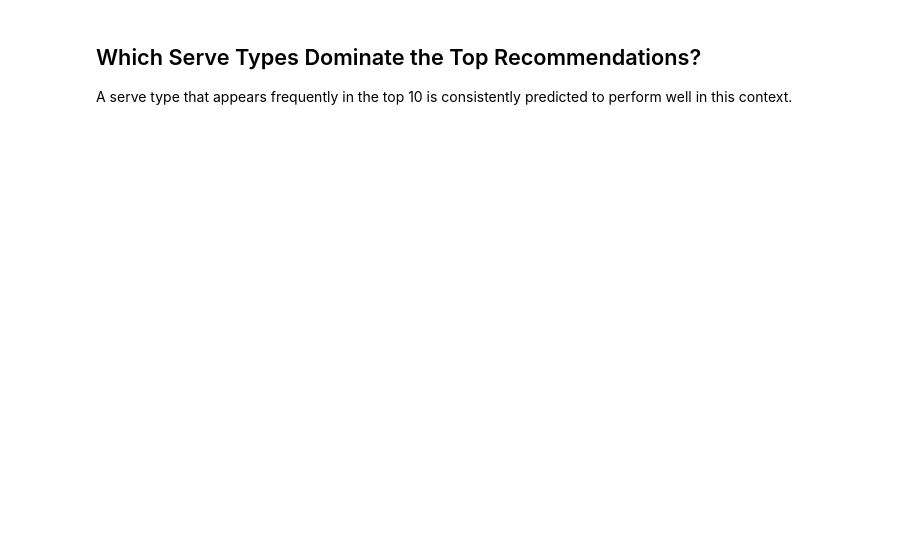
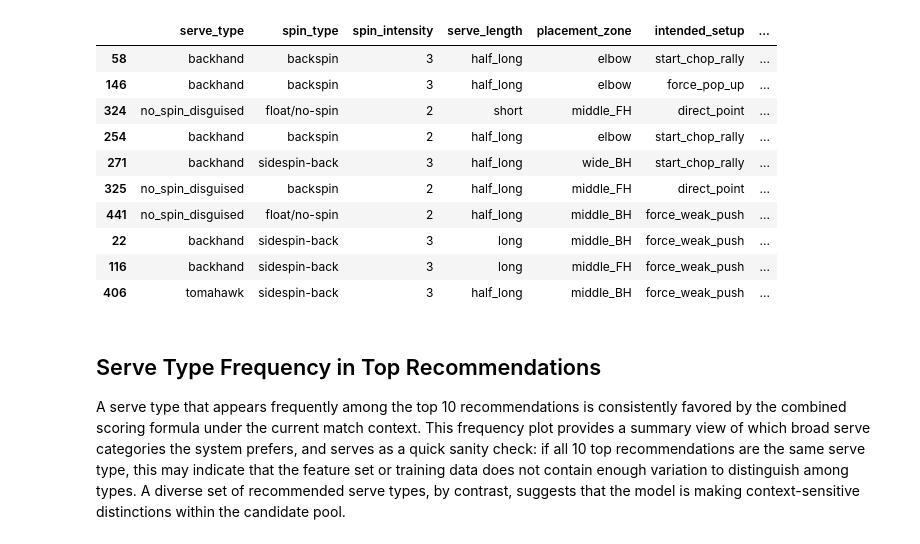
Before and after one commit to SJ-Jain-systems/Table-Tennis-Serve-Analysis, a Jupyter notebook: notebooks/04_serve_recommendation.ipynb, the cells around one changed output. Drawn from its saved outputs; the diff is of its cells as text; code cells hidden in the pictures; blank space fills up the shorter version.

```diff
--- a/notebooks/04_serve_recommendation.ipynb
+++ b/notebooks/04_serve_recommendation.ipynb
@@ -63,21 +137,39 @@ top_recommendations
 # %%
 def explain_recommendation(row):
     reasons = []
-    if row["predicted_win_probability"] >= 0.60: reasons.append("high predicted win probability")
-    if row["predicted_win_probability"] >= 0.55 and row["predicted_win_probability"] < 0.60: reasons.append("moderate predicted win probability")
-    if row["combo_reliability"] >= 0.70: reasons.append("reliable historical sample")
-    if row["combo_win_rate"] >= 0.60: reasons.append("strong historical win rate")
-    if row["spin_intensity"] >= 3: reasons.append("uses heavy spin")
-    if row["combo_attempts"] == 0: reasons.append("untested combination — use with caution")
+    if row["predicted_win_probability"] >= 0.60:
+        reasons.append("high predicted win probability")
+    if row["predicted_win_probability"] >= 0.55 and row["predicted_win_probability"] < 0.60:
+        reasons.append("moderate predicted win probability")
+    if row["combo_reliability"] >= 0.70:
+        reasons.append("reliable historical sample")
+    if row["combo_win_rate"] >= 0.60:
+        reasons.append("strong historical win rate")
+    if row["spin_intensity"] >= 3:
+        reasons.append("uses heavy spin")
+    if row["combo_attempts"] == 0:
+        reasons.append("untested combination -- use with caution")
     return ", ".join(reasons)
 
 top_recommendations = top_recommendations.copy()
 top_recommendations["reason"] = top_recommendations.apply(explain_recommendation, axis=1)
 top_recommendations
+# %% [output]
+|  | serve_type | spin_type | spin_intensity | serve_length | placement_zone | intended_setup | ... |
+| 58 | backhand | backspin | 3 | half_long | elbow | start_chop_rally | ... |
+| 146 | backhand | backspin | 3 | half_long | elbow | force_pop_up | ... |
+| 324 | no_spin_disguised | float/no-spin | 2 | short | middle_FH | direct_point | ... |
+| 254 | backhand | backspin | 2 | half_long | elbow | start_chop_rally | ... |
+| 271 | backhand | sidespin-back | 3 | half_long | wide_BH | start_chop_rally | ... |
+| 325 | no_spin_disguised | backspin | 2 | half_long | middle_FH | direct_point | ... |
+| 441 | no_spin_disguised | float/no-spin | 2 | half_long | middle_BH | force_weak_push | ... |
+| 22 | backhand | sidespin-back | 3 | long | middle_BH | force_weak_push | ... |
+| 116 | backhand | sidespin-back | 3 | long | middle_FH | force_weak_push | ... |
+| 406 | tomahawk | sidespin-back | 3 | half_long | middle_BH | force_weak_push | ... |
 # %% [markdown]
-## Which Serve Types Dominate the Top Recommendations?
+## Serve Type Frequency in Top Recommendations
 
-A serve type that appears frequently in the top 10 is consistently predicted to perform well in this context.
+A serve type that appears frequently among the top 10 recommendations is consistently favored by the combined scoring formula under the current match context. This frequency plot provides a summary view of which broad serve categories the system prefers, and serves as a quick sanity check: if all 10 top recommendations are the same serve type, this may indicate that the feature set or training data does not contain enough variation to distinguish among types. A diverse set of recommended serve types, by contrast, suggests that the model is making context-sensitive distinctions within the candidate pool.
 # %%
 import matplotlib.pyplot as plt
 serve_type_counts = top_recommendations["serve_type"].value_counts()
```
Also changed, not shown: parts of 34 cells of this notebook, 2 other files.
